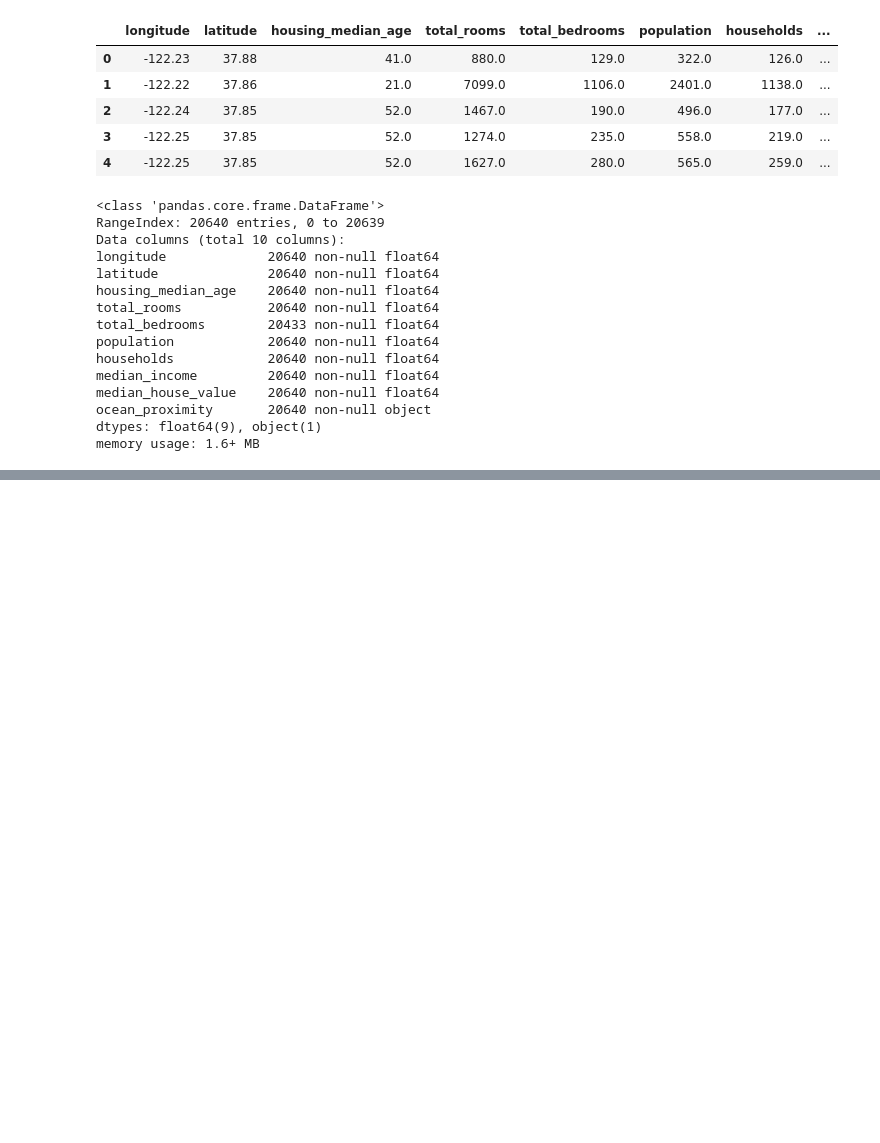
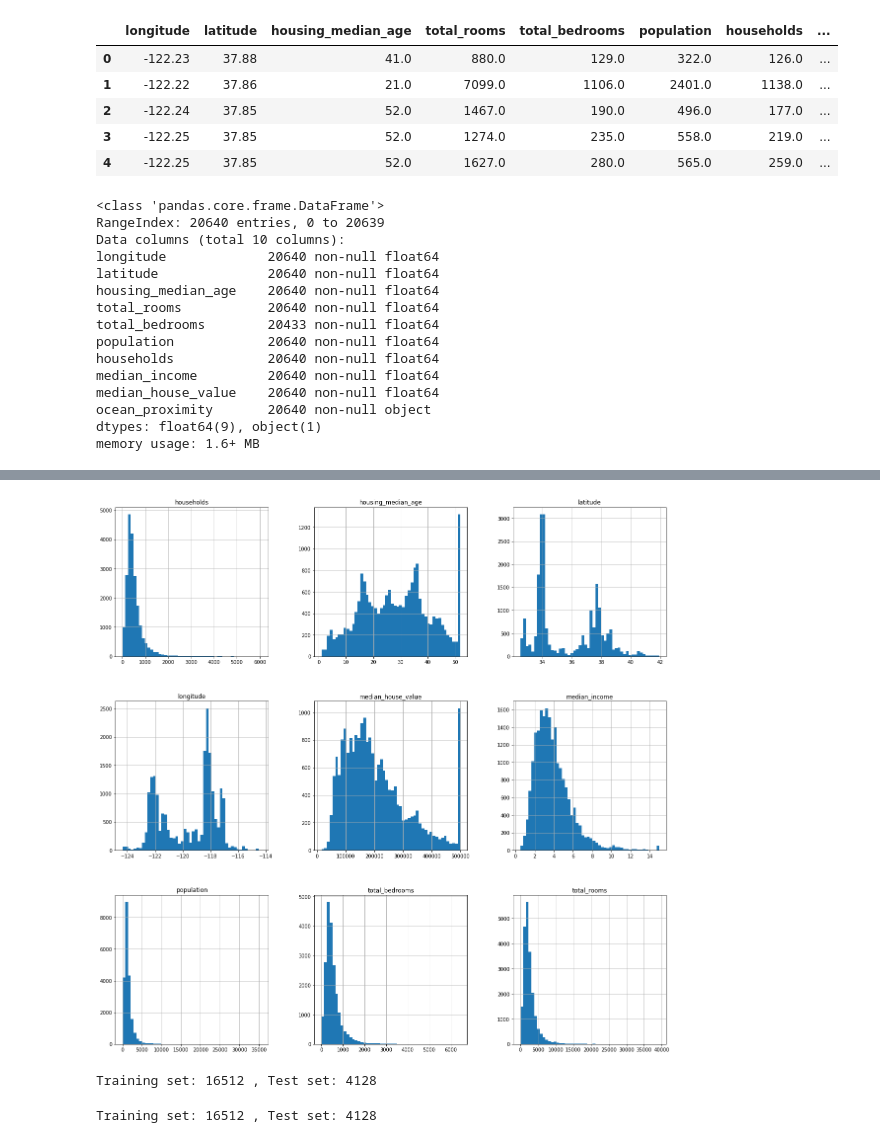
Before and after one commit to tomyet/housing_ml, a Jupyter notebook: Housing.ipynb, the cells around one changed output, grey strips where cells are left out. Saved outputs shown, nothing was run; the diff lists cells and outputs as text; code cells hidden in the pictures; blank space fills up the shorter version.

Commit message:
split data into training and test sets

```diff
--- a/Housing.ipynb
+++ b/Housing.ipynb
@@ -57,0 +66,7 @@ memory usage: 1.6+ MB
+# %%
+%matplotlib inline
+import matplotlib.pyplot as plt
+housing.hist(bins=50, figsize=(20,20))
+plt.show()
+# %% [output]
+[figure, added]
@@ -57,0 +85,15 @@ memory usage: 1.6+ MB
+# %%
+TEST_SET_RATIO = 0.20
+train_set, test_set = split_train_test(housing, TEST_SET_RATIO)
+print("Training set:", len(train_set), ", Test set:", len(test_set))
+# %% [output]
+Training set: 16512 , Test set: 4128
+# %%
+# sklearn has its own function that does the training/test set split
+from sklearn.model_selection import train_test_split
+
+RAND_SEED = 80
+train_set, test_set = train_test_split(housing, test_size=TEST_SET_RATIO, random_state=RAND_SEED, shuffle=False)
+print("Training set:", len(train_set), ", Test set:", len(test_set))
+# %% [output]
+Training set: 16512 , Test set: 4128
```
Also changed, not shown: parts of 4 cells of this notebook.
